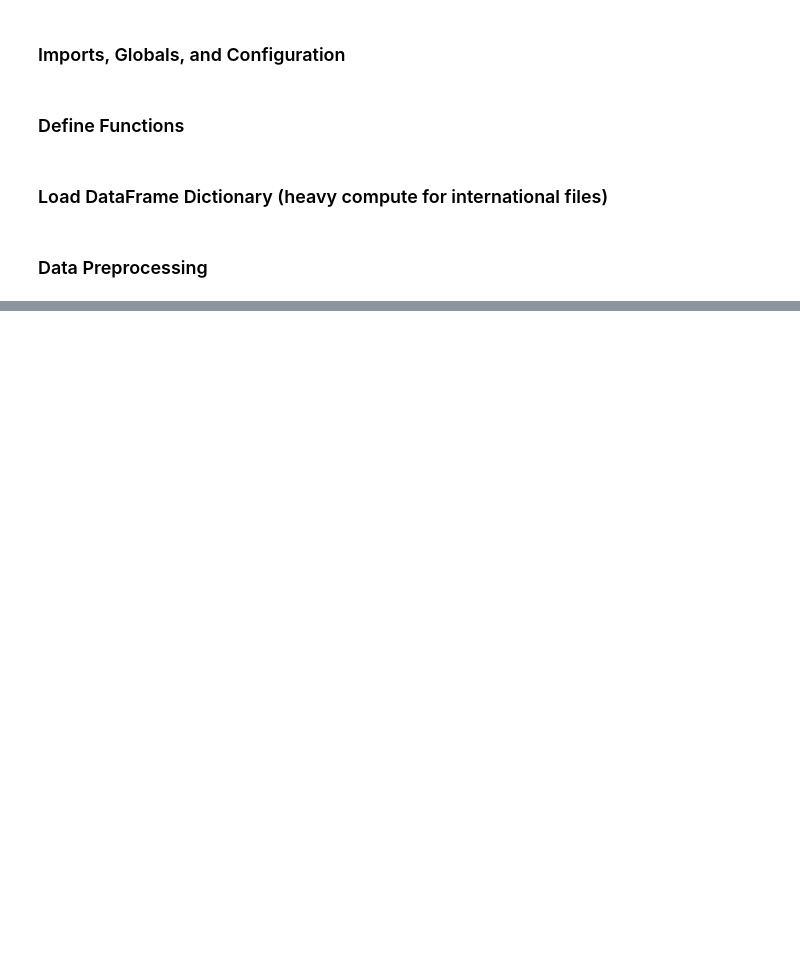
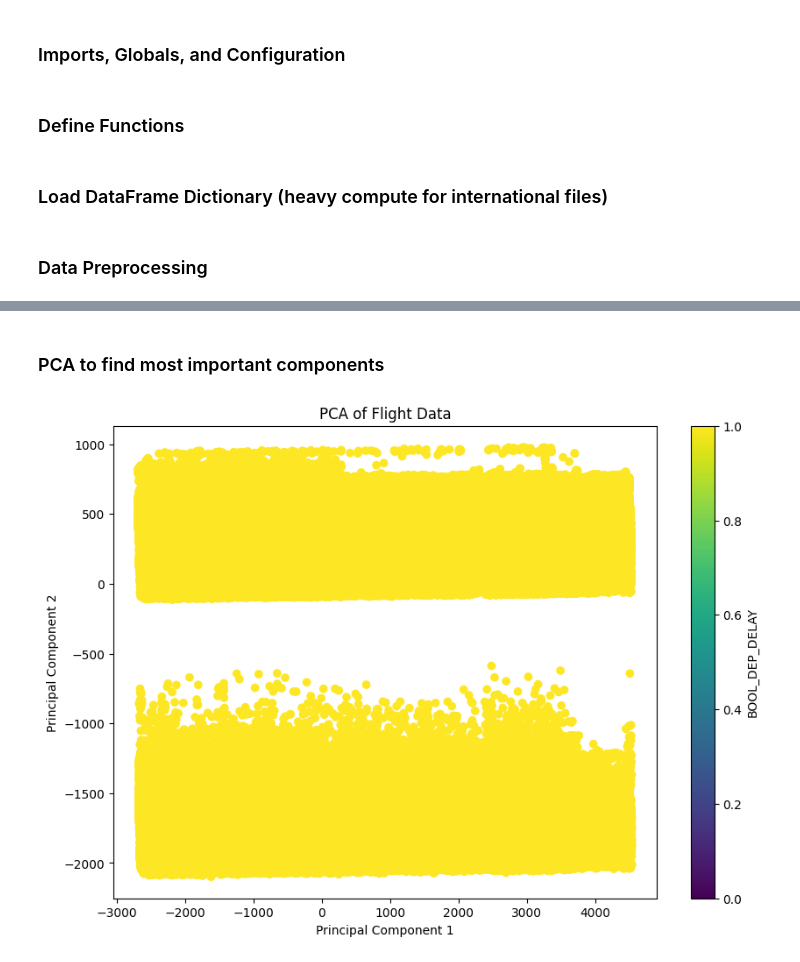
Before and after one commit to tkusak27/flight_delays, a Jupyter notebook: src/international.ipynb, the cells around one changed output, grey strips where cells are left out. Cells and saved outputs as stored; diff of their text form; code cells hidden in the pictures; blank space fills up the shorter version.

Commit message:
final changes to international

```diff
--- a/src/international.ipynb
+++ b/src/international.ipynb
@@ -31,7 +32,7 @@ def get_df(file_path, year=None):
 # %% [markdown]
 ### Load DataFrame Dictionary (heavy compute for international files)
 # %%
-df = get_df(config["international_data_path"], 2009)
+df = get_df(config["international_data_path"], 2018)
 # %% [markdown]
 ### Data Preprocessing
 # %%
@@ -57,0 +93,32 @@ scaler = StandardScaler()
+# %%
+# Get scaler
+scaler = StandardScaler()
+
+X = df[['ORIGIN', 'DEP_TIME']].values
+y = df['BOOL_DEP_DELAY']
+
+X_train, X_test, y_train, y_test = train_test_split(X, y, test_size=0.2, random_state=42)
+
+X_train = scaler.fit_transform(X_train)
+X_test = scaler.transform(X_test)
+# %% [markdown]
+### PCA to find most important components
+# %%
+# Perform PCA
+pca = PCA(n_components=2)  # Adjust the number of components as needed
+principal_components = pca.fit_transform(df)
+
+# Create a DataFrame with the principal components
+pca_df = pd.DataFrame(data=principal_components, columns=['PC1', 'PC2'])
+pca_df = pd.concat([pca_df, y.reset_index(drop=True)], axis=1)
+
+# Visualize the results
+plt.figure(figsize=(10, 7))
+plt.scatter(pca_df['PC1'], pca_df['PC2'], c=pca_df['BOOL_DEP_DELAY'], cmap='viridis')
+plt.xlabel('Principal Component 1')
+plt.ylabel('Principal Component 2')
+plt.title('PCA of Flight Data')
+plt.colorbar(label='BOOL_DEP_DELAY')
+plt.show()
+# %% [output]
+[figure, added]
```
Also changed, not shown: parts of 9 cells of this notebook.
